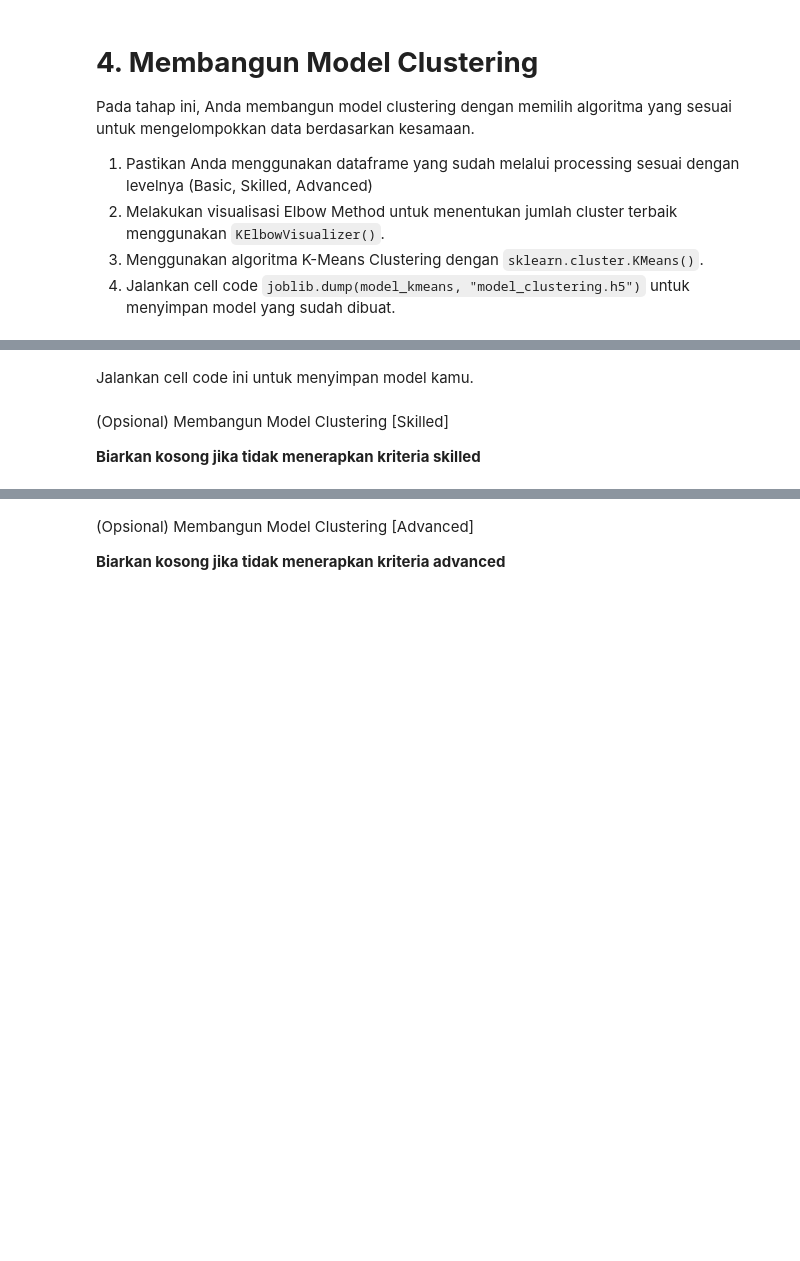
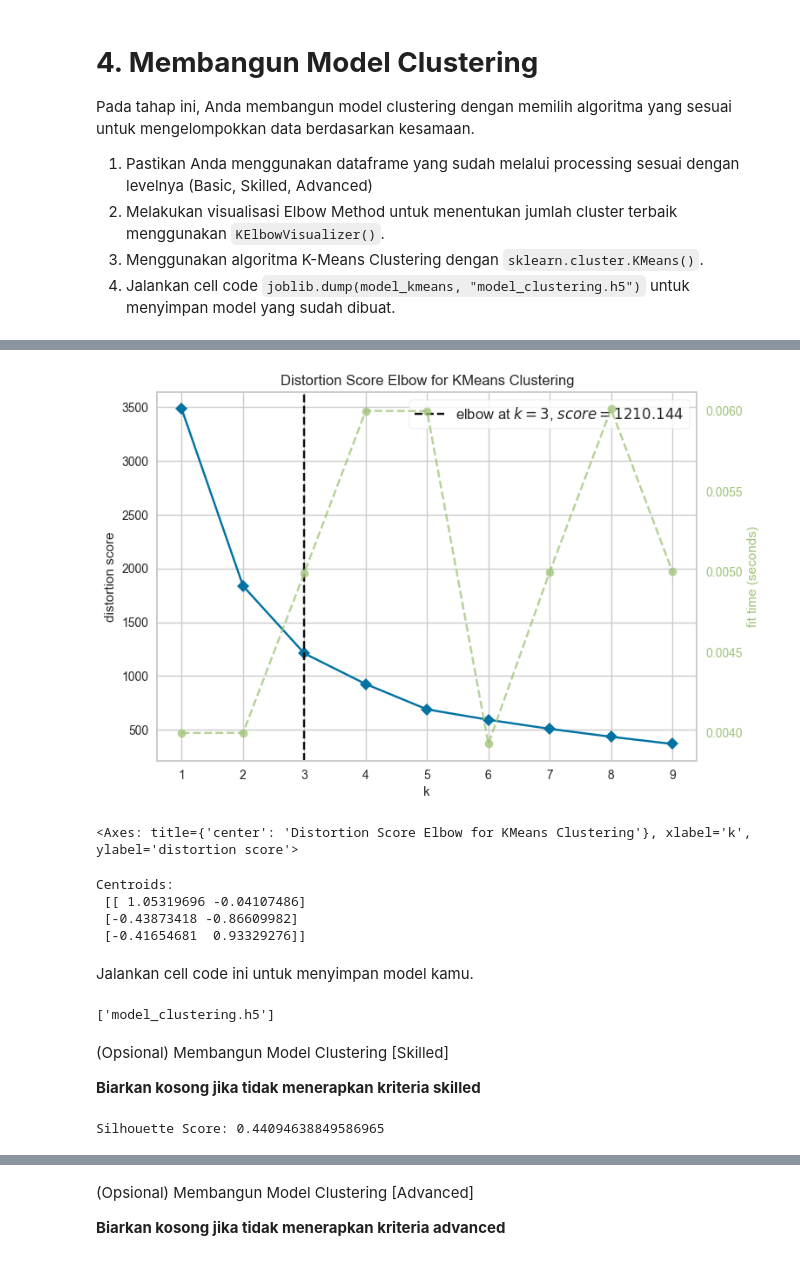
Before and after one commit to redomeire/banking-ml, a Jupyter notebook: [Clustering]_Submission_Akhir_BMLP_Redomeire.ipynb, the cells around one changed output, grey strips where cells are left out. Drawn from its saved outputs; the diff is of its cells as text; code cells hidden in the pictures; blank space fills up the shorter version.

```diff
--- a/[Clustering]_Submission_Akhir_BMLP_Redomeire.ipynb
+++ b/[Clustering]_Submission_Akhir_BMLP_Redomeire.ipynb
@@ -278,0 +326,30 @@ df_lencoder.isnull().sum()
+# %%
+# Melakukan binning data berdasarkan kondisi rentang nilai pada fitur numerik,
+# lakukan pada satu sampai dua fitur numerik.
+
+# copy raw df sebelum binning
+df_raw = df.copy()
+
+# Melakukan binning pada fitur 'CustomerAge'
+age_bins = [17, 30, 55, 81]
+age_bins_labels = ['Dewasa Muda', 'Dewasa', 'Lansia']
+age_binned = pd.cut(df_raw['CustomerAge'], bins=age_bins, labels=age_bins_labels, right=True)
+
+# Melakukan binning pada fitur 'TransactionAmount'
+transaction_amount_bins = [0, 100, 500, 1000, 2000]
+transaction_amount_labels = ['Kecil', 'Sedang', 'Besar', 'Sangat Besar']
+transaction_amount_binned = pd.cut(df_raw['TransactionAmount'], bins=transaction_amount_bins, labels=transaction_amount_labels, right=True)
+
+# Menggabungkan hasil binning ke dalam dataframe asli
+df_scaled['AgeGroup'] = age_binned
+df_scaled['TransactionAmountGroup'] = transaction_amount_binned
+
+# Silahkan lakukan encode hasil binning tersebut menggunakan LabelEncoder.
+# Pastikan kamu mengerjakan tahapan ini pada satu cell.
+age_label_encoder = LabelEncoder()
+transaction_amount_label_encoder = LabelEncoder()
+df_scaled['AgeGroup'] = age_label_encoder.fit_transform(df_scaled['AgeGroup'])
+df_scaled['TransactionAmountGroup'] = transaction_amount_label_encoder.fit_transform(df_scaled['TransactionAmountGroup'])
+
+# # Tampilkan 5 baris pertama dengan function head.
+df_scaled.head()
@@ -287,4 +371,5 @@ Pada tahap ini, Anda membangun model clustering dengan memilih algoritma yang se
 # Gunakan describe untuk memastikan proses clustering menggunakan dataset hasil preprocessing
 # Lengkapi kode ini dengan mengubah nama DataFrame yang akan dilatih.
 # Kode harus digunakan dan dilarang menambahkan syntax lainnya pada cell ini.
-# ___.describe()
+df_clustering = df_scaled.copy()
+df_clustering.describe()
@@ -293,14 +386,41 @@ Pada tahap ini, Anda membangun model clustering dengan memilih algoritma yang se
+# %%
+# Melakukan visualisasi Elbow Method menggunakan KElbowVisualizer()
+kmeans = KMeans()
+visualizer = KElbowVisualizer(kmeans, k=(1, 10))
+
+# Mengambil kolom AgeGroup dan TransactionAmountGroup untuk visualisasi
+X = df_clustering.iloc[:, [0, 9]].values
+visualizer.fit(X)
+visualizer.show()
+# %% [output]
+[figure, added]
+<Axes: title={'center': 'Distortion Score Elbow for KMeans Clustering'}, xlabel='k', ylabel='distortion score'>
 # %%
 # Menggunakan algoritma K-Means Clustering
+kmeans = KMeans(n_clusters=3, random_state=0)
+kmeans.fit(X)
+
+print("Centroids:\n", kmeans.cluster_centers_)
+# %% [output]
+Centroids:
+ [[ 1.05319696 -0.04107486]
+ [-0.43873418 -0.86609982]
+ [-0.41654681  0.93329276]]
 # %% [markdown]
 Jalankan cell code ini untuk menyimpan model kamu.
 # %%
 # Menyimpan model menggunakan joblib
-# import joblib
-# joblib.dump(___, "model_clustering.h5")
+import joblib
+joblib.dump(kmeans, "model_clustering.h5")
+# %% [output]
+['model_clustering.h5']
 # %% [markdown]
 (Opsional) Membangun Model Clustering [Skilled]
 
 **Biarkan kosong jika tidak menerapkan kriteria skilled**
 # %%
 # Menghitung dan menampilkan nilai Silhouette Score.
+silhouette_avg = silhouette_score(X, kmeans.labels_)
+print("Silhouette Score:", silhouette_avg)
+# %% [output]
+Silhouette Score: 0.44094638849586965
```
Also changed, not shown: parts of 18 cells of this notebook, 2 other files.
